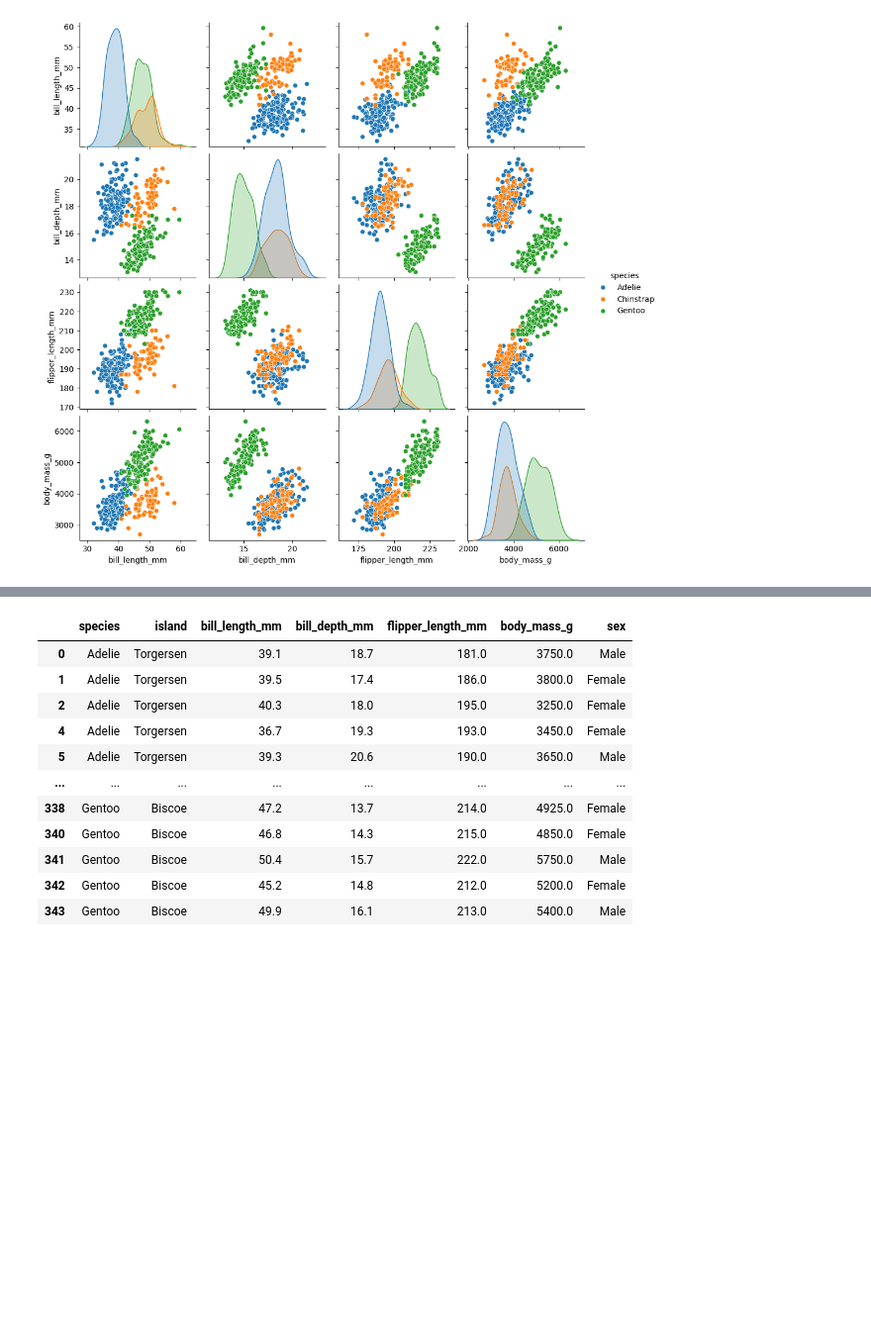
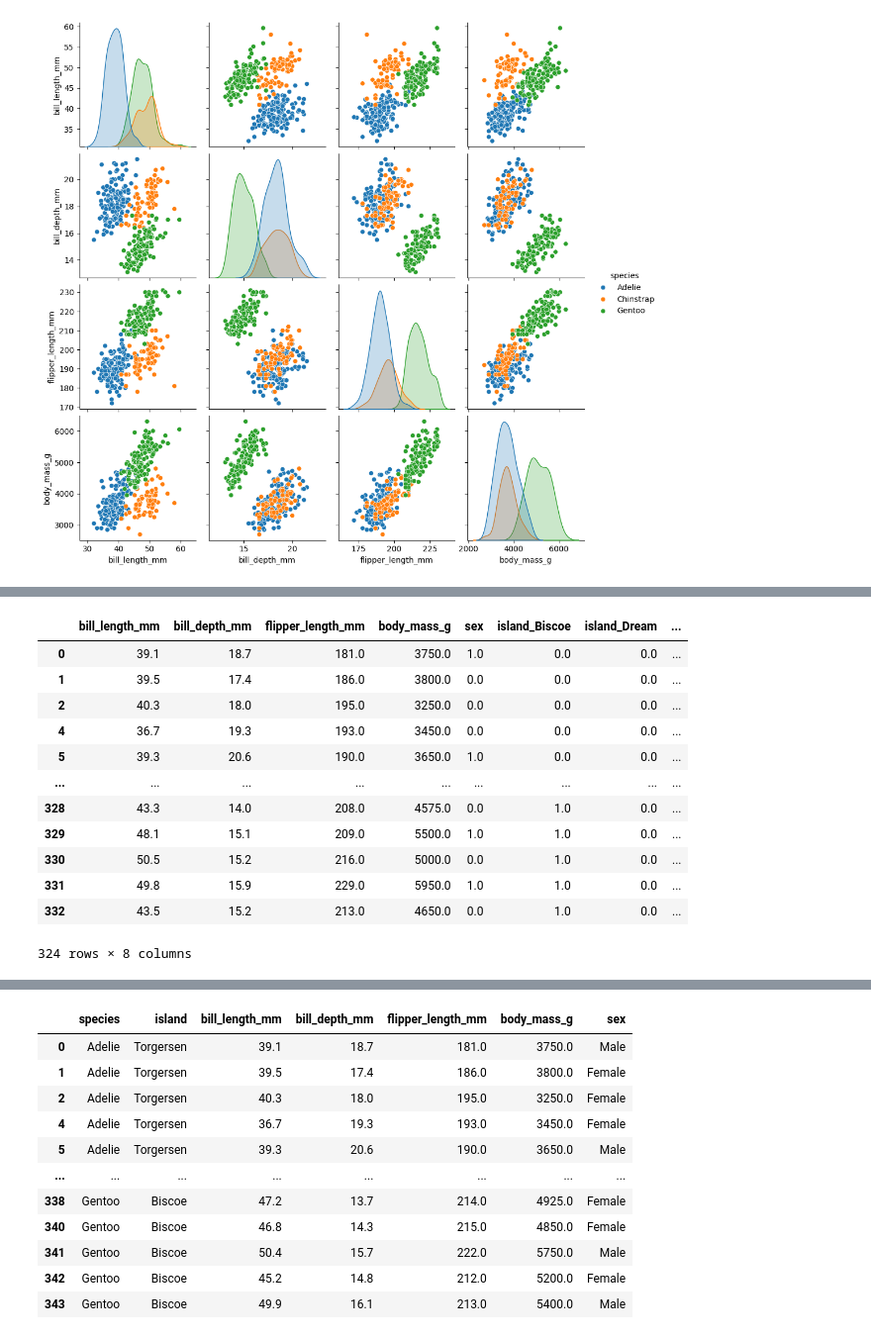
Before and after one commit to SanjarbekMatlabov/unsupervised-learning, a Jupyter notebook: penguins.ipynb, the cells around one changed output, grey strips where cells are left out. Shown at 99% size. Saved outputs shown, nothing was run; the diff lists cells and outputs as text; code cells hidden in the pictures; blank space fills up the shorter version.

```diff
--- a/penguins.ipynb
+++ b/penguins.ipynb
@@ -34,3 +34,9 @@ sns.pairplot(df,hue='species')
 # %% [output]
 <seaborn.axisgrid.PairGrid at 0x...>
 [figure]
+# %%
+from sklearn.preprocessing import OneHotEncoder
+ohe = OneHotEncoder(sparse_output=False, dtype=np.int8)
+ohe_island = ohe.fit_transform(df[['island']])
+ohe_island_df = pd.DataFrame(ohe_island, columns=ohe.get_feature_names_out())
+df = pd.concat([df, ohe_island_df], axis=1).drop(columns="island")
@@ -37,8 +56,25 @@ sns.pairplot(df,hue='species')
 # %%
 df['sex'] = df['sex'].map({'Female': 0, 'Male': 1})
-df['island'] = df['island'].map({'Torgersen': 0, 'Biscoe': 1, 'Dream': 2})
+# %%
+df.dropna(inplace=True)
 # %%
 X = df.drop('species',axis=1)
+# %%
+X
+# %% [output]
+|  | bill_length_mm | bill_depth_mm | flipper_length_mm | body_mass_g | sex | island_Biscoe | island_Dream | ... |
+| 0 | 39.1 | 18.7 | 181.0 | 3750.0 | 1.0 | 0.0 | 0.0 | ... |
+| 1 | 39.5 | 17.4 | 186.0 | 3800.0 | 0.0 | 0.0 | 0.0 | ... |
+| 2 | 40.3 | 18.0 | 195.0 | 3250.0 | 0.0 | 0.0 | 0.0 | ... |
+| 4 | 36.7 | 19.3 | 193.0 | 3450.0 | 0.0 | 0.0 | 0.0 | ... |
+| 5 | 39.3 | 20.6 | 190.0 | 3650.0 | 1.0 | 0.0 | 0.0 | ... |
+| ... | ... | ... | ... | ... | ... | ... | ... | ... |
+| 328 | 43.3 | 14.0 | 208.0 | 4575.0 | 0.0 | 1.0 | 0.0 | ... |
+| 329 | 48.1 | 15.1 | 209.0 | 5500.0 | 1.0 | 1.0 | 0.0 | ... |
+| 330 | 50.5 | 15.2 | 216.0 | 5000.0 | 0.0 | 1.0 | 0.0 | ... |
+| 331 | 49.8 | 15.9 | 229.0 | 5950.0 | 1.0 | 1.0 | 0.0 | ... |
+| 332 | 43.5 | 15.2 | 213.0 | 4650.0 | 0.0 | 1.0 | 0.0 | ... |
+324 rows × 8 columns
 # %%
 df['species'] = df['species'].map({"Adelie": 0,"Chinstrap":1,"Gentoo":2})
 y = df['species']
```
Also changed, not shown: parts of 19 cells of this notebook.
